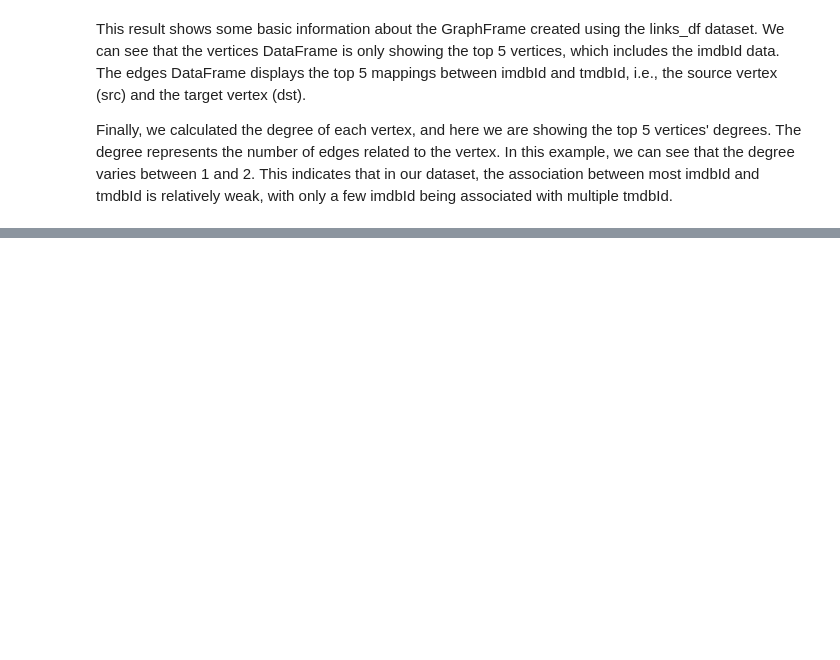
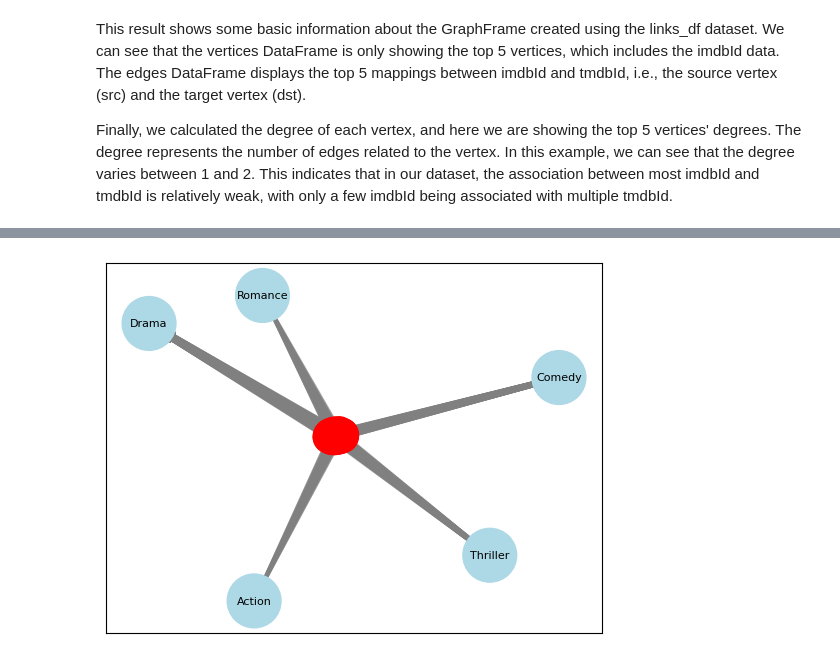
Before and after one commit to 363014890/spark-movies-analysis, a Jupyter notebook: 03graph.ipynb, the cells around one changed output, grey strips where cells are left out. Drawn from its saved outputs; the diff is of its cells as text; code cells hidden in the pictures; blank space fills up the shorter version.

Commit message:
feat: add graphframe

```diff
--- a/03graph.ipynb
+++ b/03graph.ipynb
@@ -224,0 +384,18 @@ Finally, we calculated the degree of each vertex, and here we are showing the to
+# %%
+from pyspark.sql.functions import count, row_number
+from pyspark.sql.window import Window
+
+# count the number of movies per genre per user
+genre_count_df = graph_df.groupBy("userId", "genre_name").agg(count("movieId").alias("genre_count"))
+
+# sort by userId and genre_count in descending order
+sorted_genres = genre_count_df.orderBy("userId", col("genre_count").desc())
+
+# add a row number per userId
+window_spec = Window.partitionBy("userId").orderBy(col("genre_count").desc())
+row_num_df = sorted_genres.withColumn("row_number", row_number().over(window_spec))
+
+# filter for the top 2 genres per user
+top_5_genres_per_user = row_num_df.filter(col("row_number") <= 5)
+
+top_5_genres_per_user.show()
@@ -224,0 +465,43 @@ Finally, we calculated the degree of each vertex, and here we are showing the to
+# %%
+from graphframes import GraphFrame
+import networkx as nx
+import matplotlib.pyplot as plt
+
+# create vertices DataFrame
+distinct_users = top_5_genres_per_user.select("userId").distinct().withColumnRenamed("userId", "id")
+distinct_genres = top_5_genres_per_user.select("genre_name").distinct().withColumnRenamed("genre_name", "id")
+vertices = distinct_users.union(distinct_genres)
+
+# create edges DataFrame
+edges = top_5_genres_per_user.select("userId", "genre_name", "row_number").withColumnRenamed("userId", "src").withColumnRenamed("genre_name", "dst")
+
+# create a GraphFrame
+graph = GraphFrame(vertices, edges)
+
+# show the vertices and edges
+vertices_pd = graph.vertices.toPandas()
+edges_pd = graph.edges.toPandas()
+
+# create a directed graph
+G = nx.from_pandas_edgelist(edges_pd, source='src', target='dst', edge_attr='row_number', create_using=nx.DiGraph())
+
+# create a list of colors for nodes
+colors = []
+sizes = []
+for node in G.nodes:
+    if str(node).isdigit():
+        colors.append('red')
+        sizes.append(500)
+    else:
+        colors.append('lightblue')
+        sizes.append(1500)
+
+# plot the graph
+pos = nx.spring_layout(G)
+nx.draw_networkx_nodes(G, pos, node_size=sizes, node_color=colors)
+nx.draw_networkx_edges(G, pos, width=[6 - G[u][v]['row_number'] for u, v in G.edges()], edge_color='gray', alpha=0.5)
+labels = {genre: genre for genre in vertices_pd['id'] if not str(genre).isdigit()}
+nx.draw_networkx_labels(G, pos, labels, font_size=8, font_color='black')
+plt.show()
+# %% [output]
+[figure, added]
```
Also changed, not shown: parts of 19 cells of this notebook, 1 other file.
